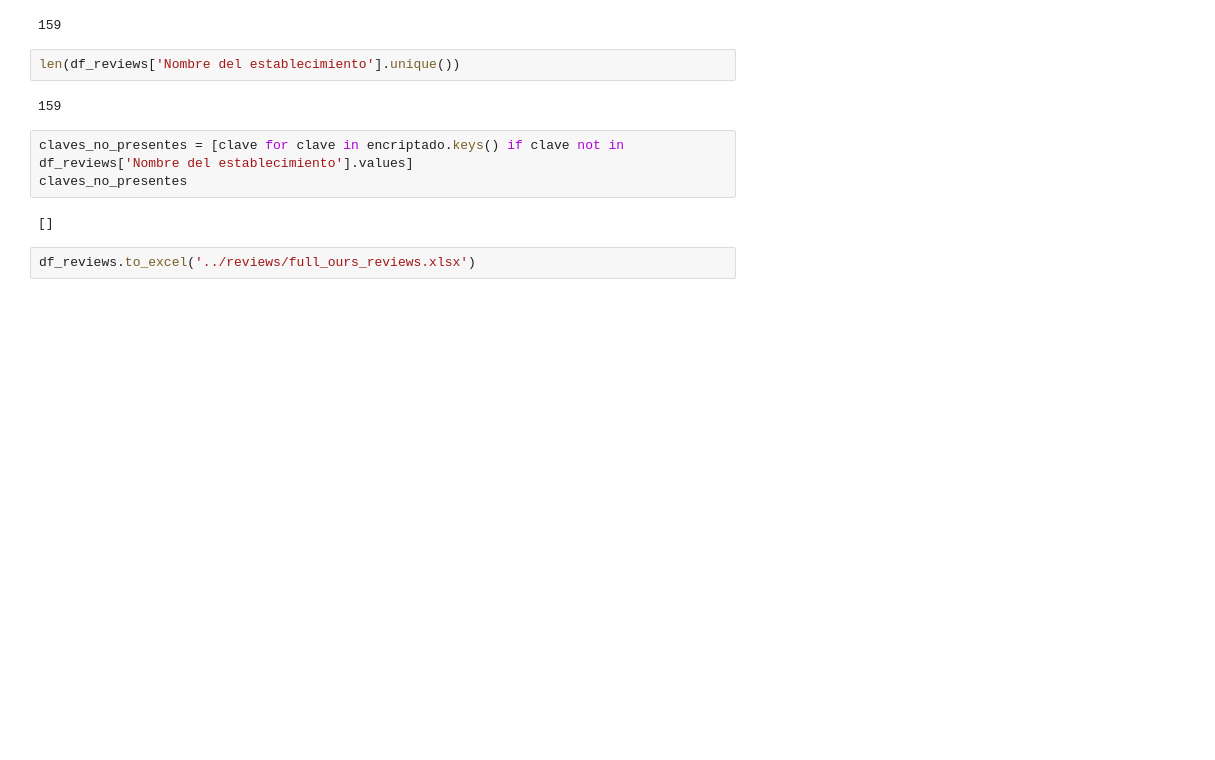
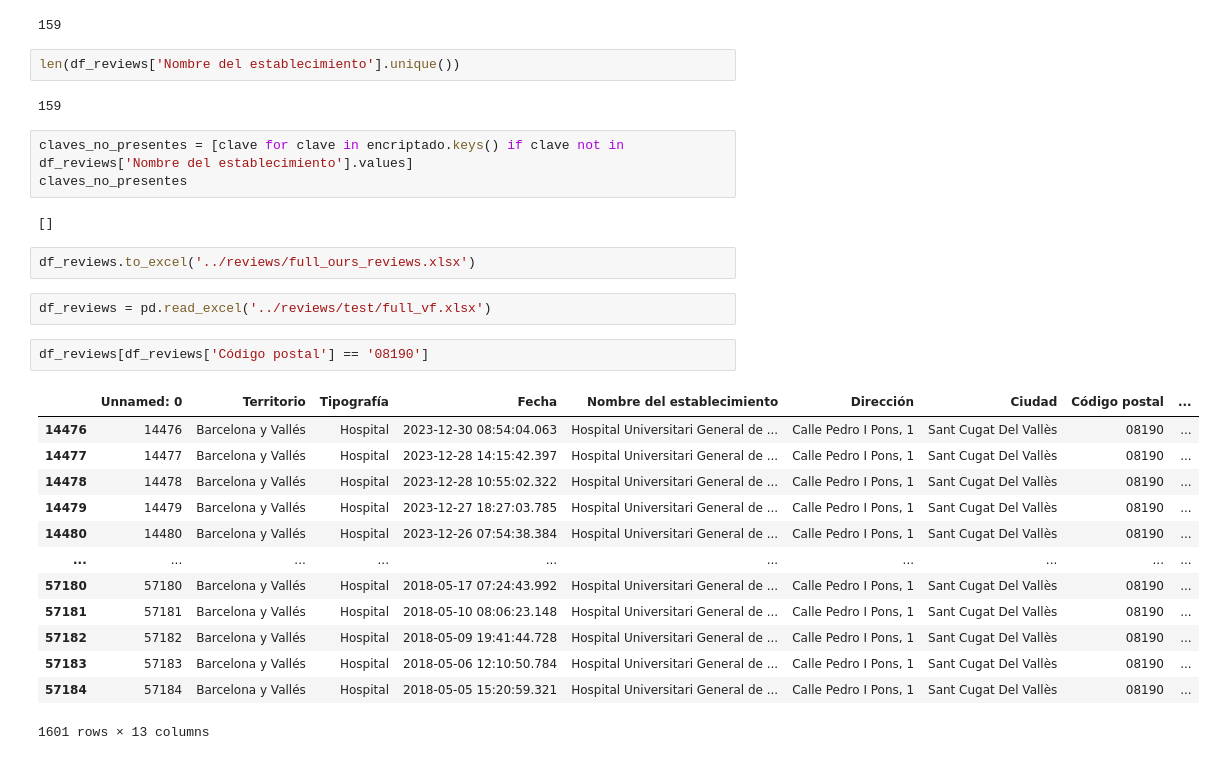
Before and after one commit to TeresaCardenosa/project_reviews_google, a Jupyter notebook: notebooks/EDA_reviews.ipynb, the cells around one changed output. Drawn from its saved outputs; the diff is of its cells as text; blank space fills up the shorter version.

```diff
--- a/notebooks/EDA_reviews.ipynb
+++ b/notebooks/EDA_reviews.ipynb
@@ -1288,3 +1288,21 @@ claves_no_presentes
 []
 # %%
 df_reviews.to_excel('../reviews/full_ours_reviews.xlsx')
+# %%
+df_reviews = pd.read_excel('../reviews/test/full_vf.xlsx')
+# %%
+df_reviews[df_reviews['Código postal'] == '08190']
+# %% [output]
+|  | Unnamed: 0 | Territorio | Tipografía | Fecha | Nombre del establecimiento | Dirección | Ciudad | Código postal | ... |
+| 14476 | 14476 | Barcelona y Vallés | Hospital | 2023-12-30 08:54:04.063 | Hospital Universitari General de ... | Calle Pedro I Pons, 1 | Sant Cugat Del Vallès | 08190 | ... |
+| 14477 | 14477 | Barcelona y Vallés | Hospital | 2023-12-28 14:15:42.397 | Hospital Universitari General de ... | Calle Pedro I Pons, 1 | Sant Cugat Del Vallès | 08190 | ... |
+| 14478 | 14478 | Barcelona y Vallés | Hospital | 2023-12-28 10:55:02.322 | Hospital Universitari General de ... | Calle Pedro I Pons, 1 | Sant Cugat Del Vallès | 08190 | ... |
+| 14479 | 14479 | Barcelona y Vallés | Hospital | 2023-12-27 18:27:03.785 | Hospital Universitari General de ... | Calle Pedro I Pons, 1 | Sant Cugat Del Vallès | 08190 | ... |
+| 14480 | 14480 | Barcelona y Vallés | Hospital | 2023-12-26 07:54:38.384 | Hospital Universitari General de ... | Calle Pedro I Pons, 1 | Sant Cugat Del Vallès | 08190 | ... |
+| ... | ... | ... | ... | ... | ... | ... | ... | ... | ... |
+| 57180 | 57180 | Barcelona y Vallés | Hospital | 2018-05-17 07:24:43.992 | Hospital Universitari General de ... | Calle Pedro I Pons, 1 | Sant Cugat Del Vallès | 08190 | ... |
+| 57181 | 57181 | Barcelona y Vallés | Hospital | 2018-05-10 08:06:23.148 | Hospital Universitari General de ... | Calle Pedro I Pons, 1 | Sant Cugat Del Vallès | 08190 | ... |
+| 57182 | 57182 | Barcelona y Vallés | Hospital | 2018-05-09 19:41:44.728 | Hospital Universitari General de ... | Calle Pedro I Pons, 1 | Sant Cugat Del Vallès | 08190 | ... |
+| 57183 | 57183 | Barcelona y Vallés | Hospital | 2018-05-06 12:10:50.784 | Hospital Universitari General de ... | Calle Pedro I Pons, 1 | Sant Cugat Del Vallès | 08190 | ... |
+| 57184 | 57184 | Barcelona y Vallés | Hospital | 2018-05-05 15:20:59.321 | Hospital Universitari General de ... | Calle Pedro I Pons, 1 | Sant Cugat Del Vallès | 08190 | ... |
+1601 rows × 13 columns
```
Also changed, not shown: 11 other files.
